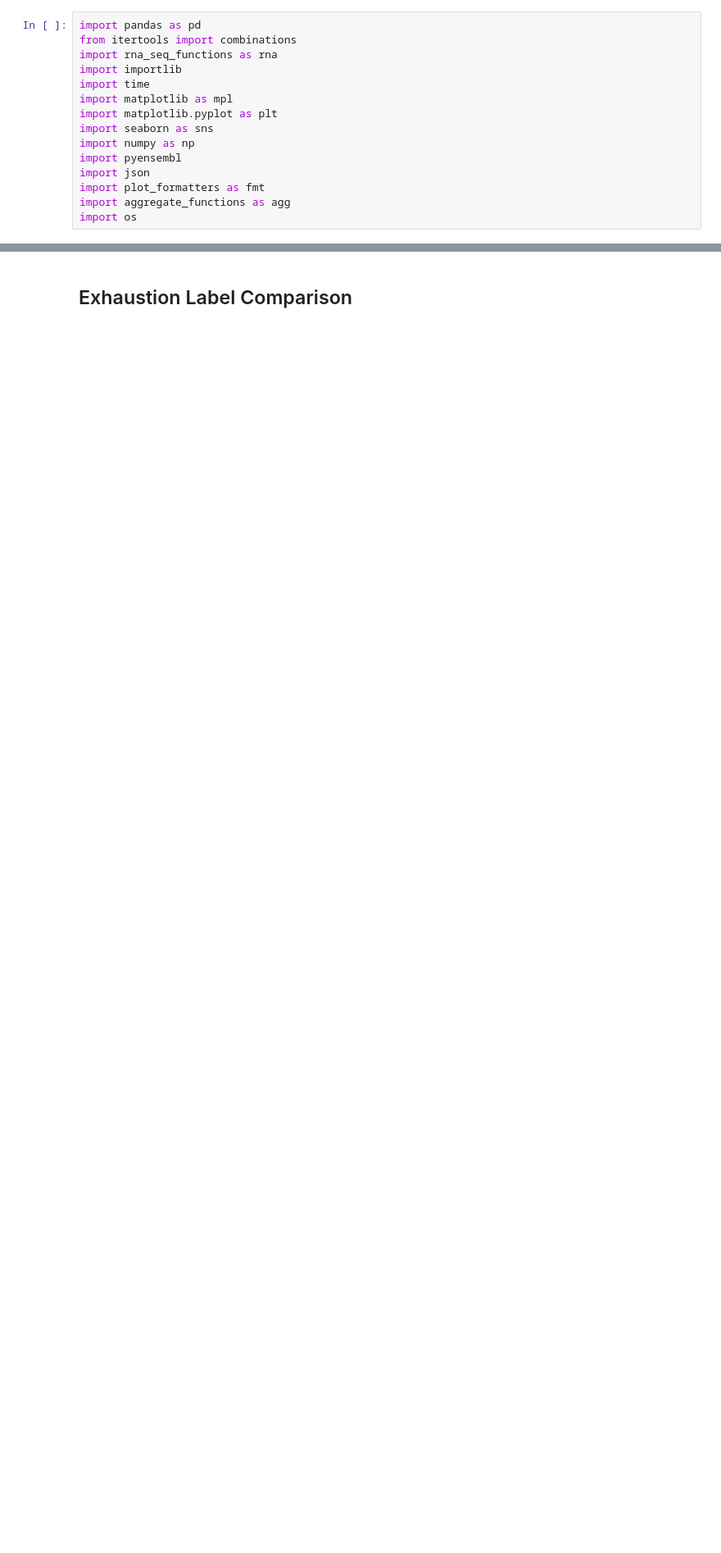
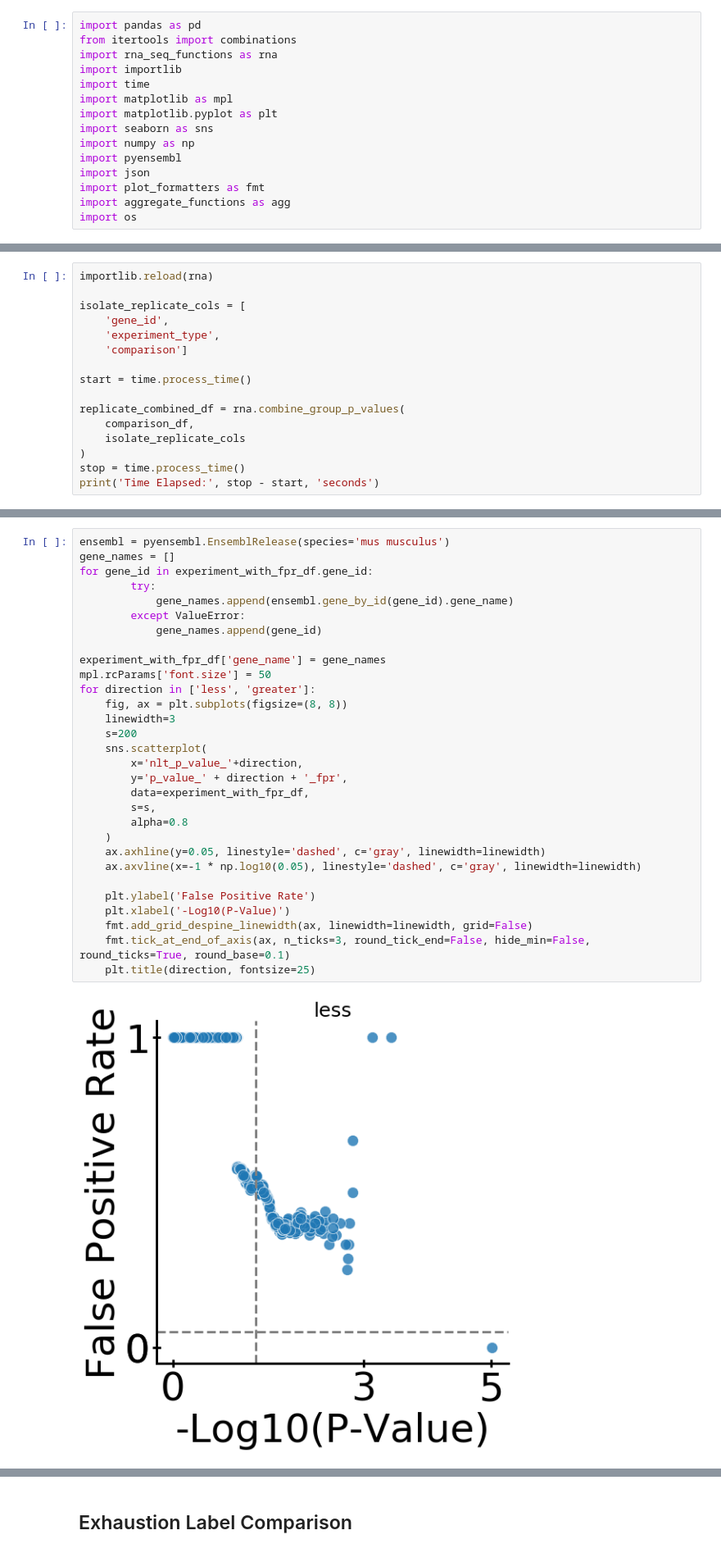
Before and after one commit to akre96/stemcell_aging, a Jupyter notebook: RNA_Seq_Serial_transplant.ipynb, the cells around one changed output, grey strips where cells are left out. Shown at 82% size. Saved outputs shown, nothing was run; the diff lists cells and outputs as text; blank space fills up the shorter version.

```diff
--- a/RNA_Seq_Serial_transplant.ipynb
+++ b/RNA_Seq_Serial_transplant.ipynb
@@ -15,0 +104,16 @@ import os
+# %%
+importlib.reload(rna)
+
+isolate_replicate_cols = [
+    'gene_id',
+    'experiment_type',
+    'comparison']
+
+start = time.process_time()
+
+replicate_combined_df = rna.combine_group_p_values(
+    comparison_df,
+    isolate_replicate_cols
+)
+stop = time.process_time()
+print('Time Elapsed:', stop - start, 'seconds')
@@ -15,0 +154,32 @@ import os
+# %%
+ensembl = pyensembl.EnsemblRelease(species='mus musculus')
+gene_names = []
+for gene_id in experiment_with_fpr_df.gene_id:
+        try:
+            gene_names.append(ensembl.gene_by_id(gene_id).gene_name)
+        except ValueError:
+            gene_names.append(gene_id)
+
+experiment_with_fpr_df['gene_name'] = gene_names
+mpl.rcParams['font.size'] = 50
+for direction in ['less', 'greater']:
+    fig, ax = plt.subplots(figsize=(8, 8))
+    linewidth=3
+    s=200
+    sns.scatterplot(
+        x='nlt_p_value_'+direction,
+        y='p_value_' + direction + '_fpr',
+        data=experiment_with_fpr_df,
+        s=s,
+        alpha=0.8
+    )
+    ax.axhline(y=0.05, linestyle='dashed', c='gray', linewidth=linewidth)
+    ax.axvline(x=-1 * np.log10(0.05), linestyle='dashed', c='gray', linewidth=linewidth)
+
+    plt.ylabel('False Positive Rate')
+    plt.xlabel('-Log10(P-Value)')
+    fmt.add_grid_despine_linewidth(ax, linewidth=linewidth, grid=False)
+    fmt.tick_at_end_of_axis(ax, n_ticks=3, round_tick_end=False, hide_min=False, round_ticks=True, round_base=0.1)
+    plt.title(direction, fontsize=25)
+# %% [output]
+[figure, added]
```
Also changed, not shown: parts of 37 cells of this notebook, 2 other files.
